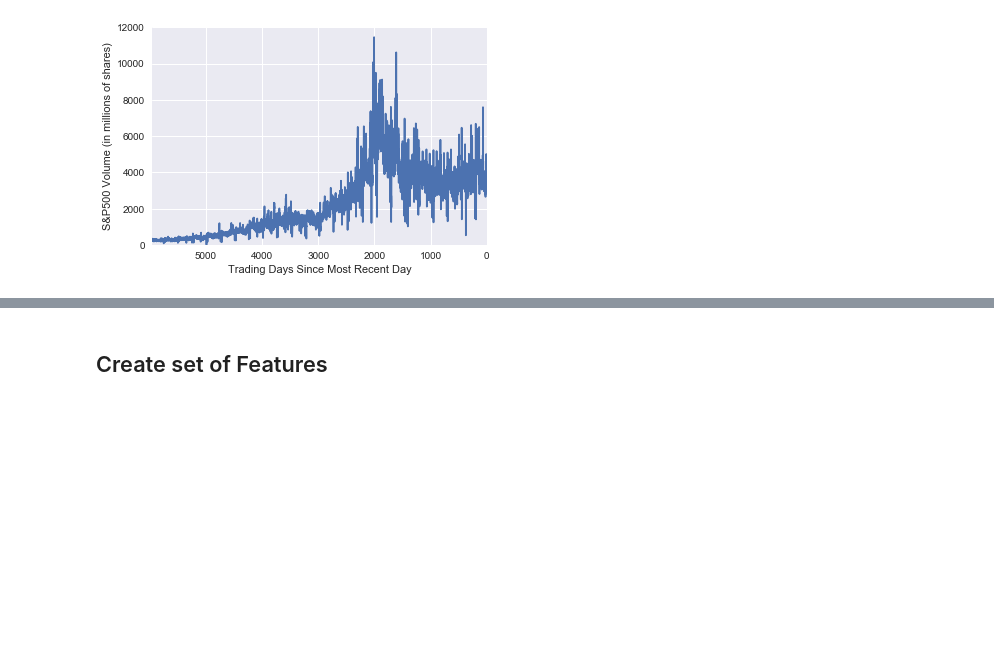
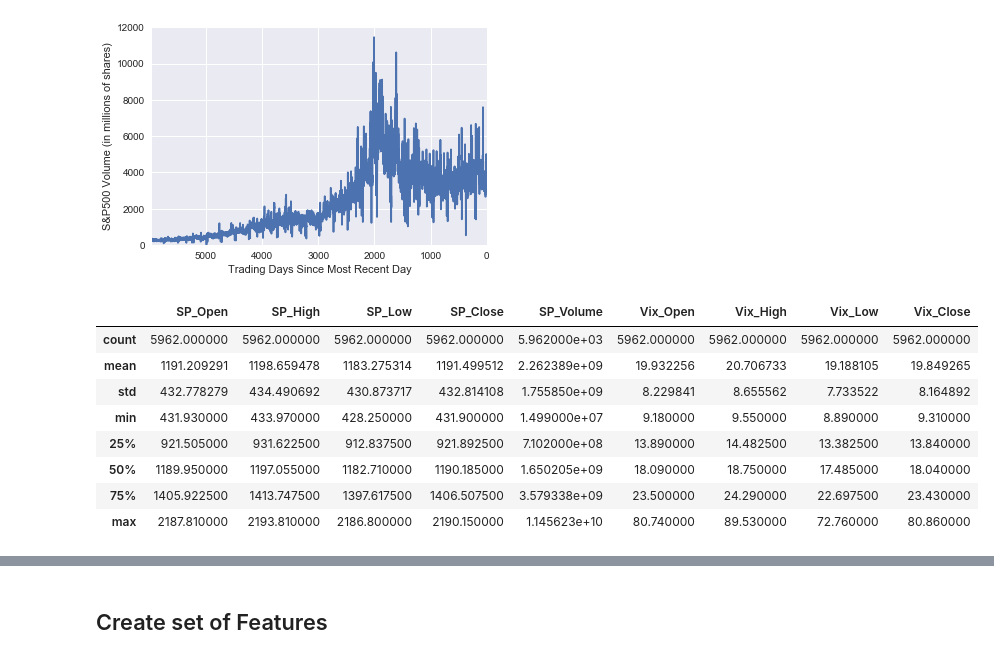
Before and after one commit to ruimaranhao/MLND, a Jupyter notebook: capstone/code/Stock_Data_Curation_And_Exploration.ipynb, the cells around one changed output, grey strips where cells are left out. Drawn from its saved outputs; the diff is of its cells as text; code cells hidden in the pictures; blank space fills up the shorter version.

```diff
--- a/capstone/code/Stock_Data_Curation_And_Exploration.ipynb
+++ b/capstone/code/Stock_Data_Curation_And_Exploration.ipynb
@@ -83,3 +86,15 @@ plt.xlabel('Trading Days Since Most Recent Day')
 plt.savefig('../figs/volume.png')
 # %% [output]
 [figure]
+# %%
+dataset.describe()
+# %% [output]
+|  | SP_Open | SP_High | SP_Low | SP_Close | SP_Volume | Vix_Open | Vix_High | Vix_Low | Vix_Close |
+| count | 5962.000000 | 5962.000000 | 5962.000000 | 5962.000000 | 5.962000e+03 | 5962.000000 | 5962.000000 | 5962.000000 | 5962.000000 |
+| mean | 1191.209291 | 1198.659478 | 1183.275314 | 1191.499512 | 2.262389e+09 | 19.932256 | 20.706733 | 19.188105 | 19.849265 |
+| std | 432.778279 | 434.490692 | 430.873717 | 432.814108 | 1.755850e+09 | 8.229841 | 8.655562 | 7.733522 | 8.164892 |
+| min | 431.930000 | 433.970000 | 428.250000 | 431.900000 | 1.499000e+07 | 9.180000 | 9.550000 | 8.890000 | 9.310000 |
+| 25% | 921.505000 | 931.622500 | 912.837500 | 921.892500 | 7.102000e+08 | 13.890000 | 14.482500 | 13.382500 | 13.840000 |
+| 50% | 1189.950000 | 1197.055000 | 1182.710000 | 1190.185000 | 1.650205e+09 | 18.090000 | 18.750000 | 17.485000 | 18.040000 |
+| 75% | 1405.922500 | 1413.747500 | 1397.617500 | 1406.507500 | 3.579338e+09 | 23.500000 | 24.290000 | 22.697500 | 23.430000 |
+| max | 2187.810000 | 2193.810000 | 2186.800000 | 2190.150000 | 1.145623e+10 | 80.740000 | 89.530000 | 72.760000 | 80.860000 |
```
Also changed, not shown: parts of 4 cells of this notebook, 4 other files.
